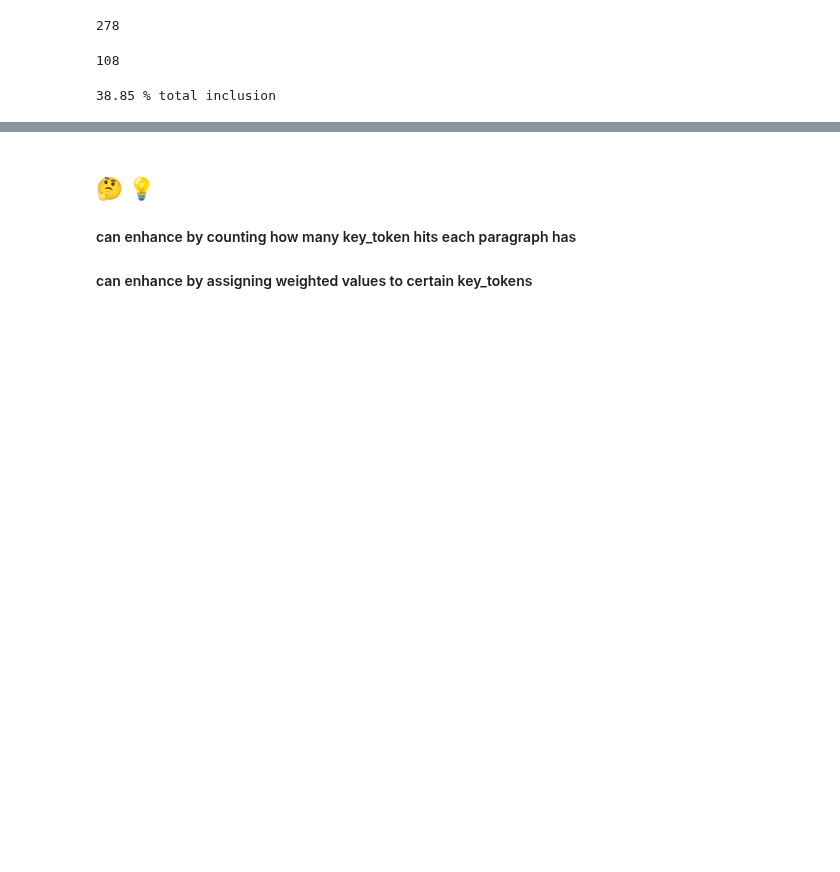
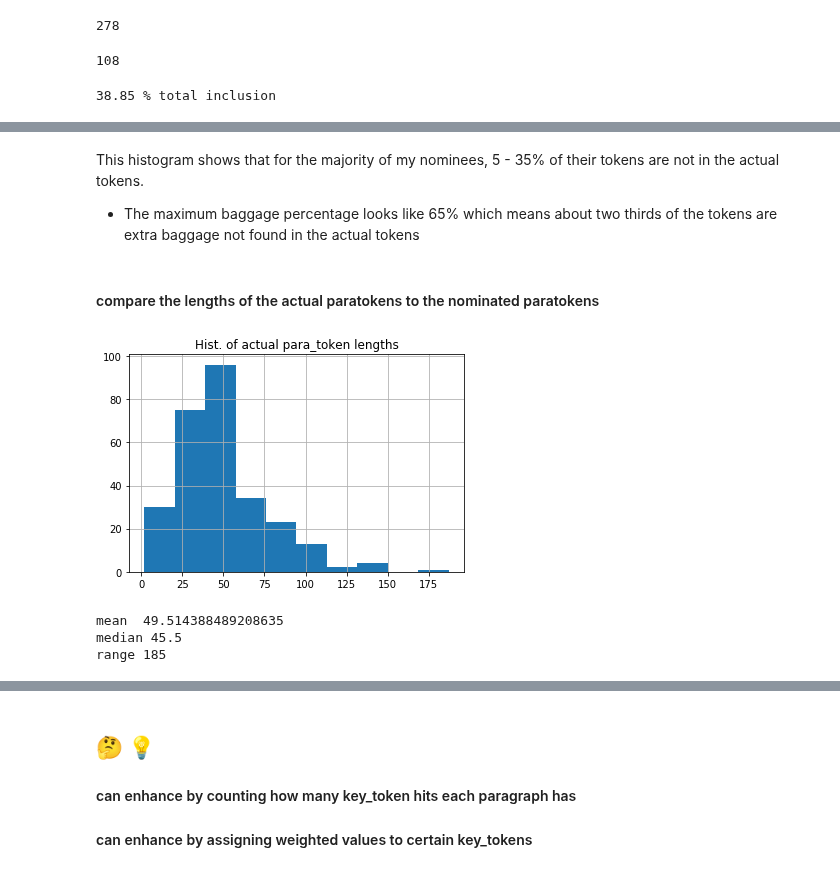
Before and after one commit to suhasinipallai/New_constructs, a Jupyter notebook: vertical-pipeline.ipynb, the cells around one changed output, grey strips where cells are left out. Drawn from its saved outputs; the diff is of its cells as text; code cells hidden in the pictures; blank space fills up the shorter version.

```diff
--- a/vertical-pipeline.ipynb
+++ b/vertical-pipeline.ipynb
@@ -330,0 +387,21 @@ np.median(np.array(inclusion_rates))
+# %% [markdown]
+This histogram shows that for the majority of my nominees, 5 - 35% of their tokens are not in the actual tokens.
+- The maximum baggage percentage looks like 65% which means about two thirds of the tokens are extra baggage not found in the actual tokens
+# %% [markdown]
+#### compare the lengths of the actual paratokens to the nominated paratokens
+# %%
+#plt.plot(actu)
+plt.hist(actual_paratokens_lengths)
+plt.title('Hist. of actual para_token lengths')
+plt.grid()
+plt.show()
+# %% [output]
+[figure, added]
+# %%
+print('mean ', np.mean(np.array(actual_paratokens_lengths)))
+print('median', np.median(np.array(actual_paratokens_lengths)))
+print('range', np.max(np.array(actual_paratokens_lengths)) - np.min(np.array(actual_paratokens_lengths)))
+# %% [output]
+mean  49.514388489208635
+median 45.5
+range 185
```
Also changed, not shown: parts of 39 cells of this notebook.
